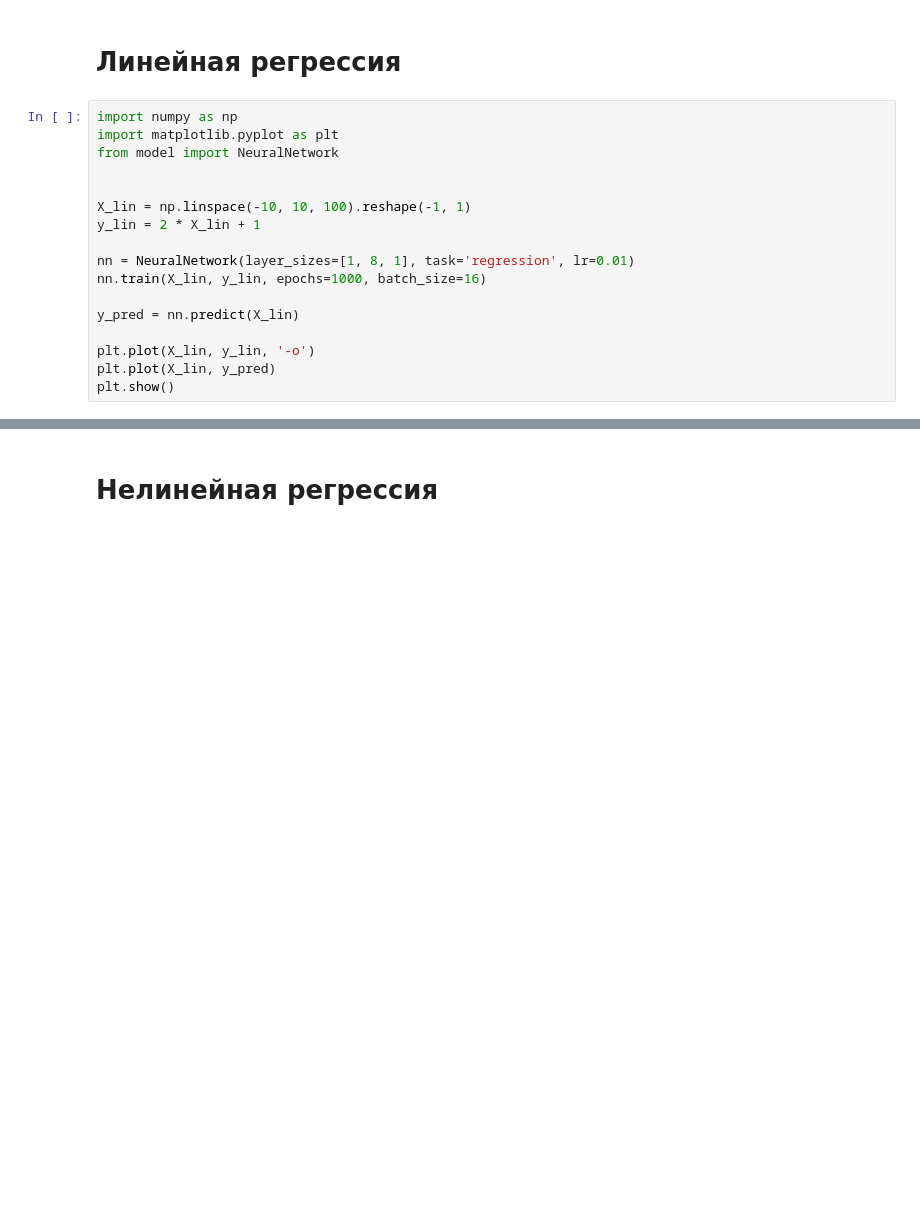
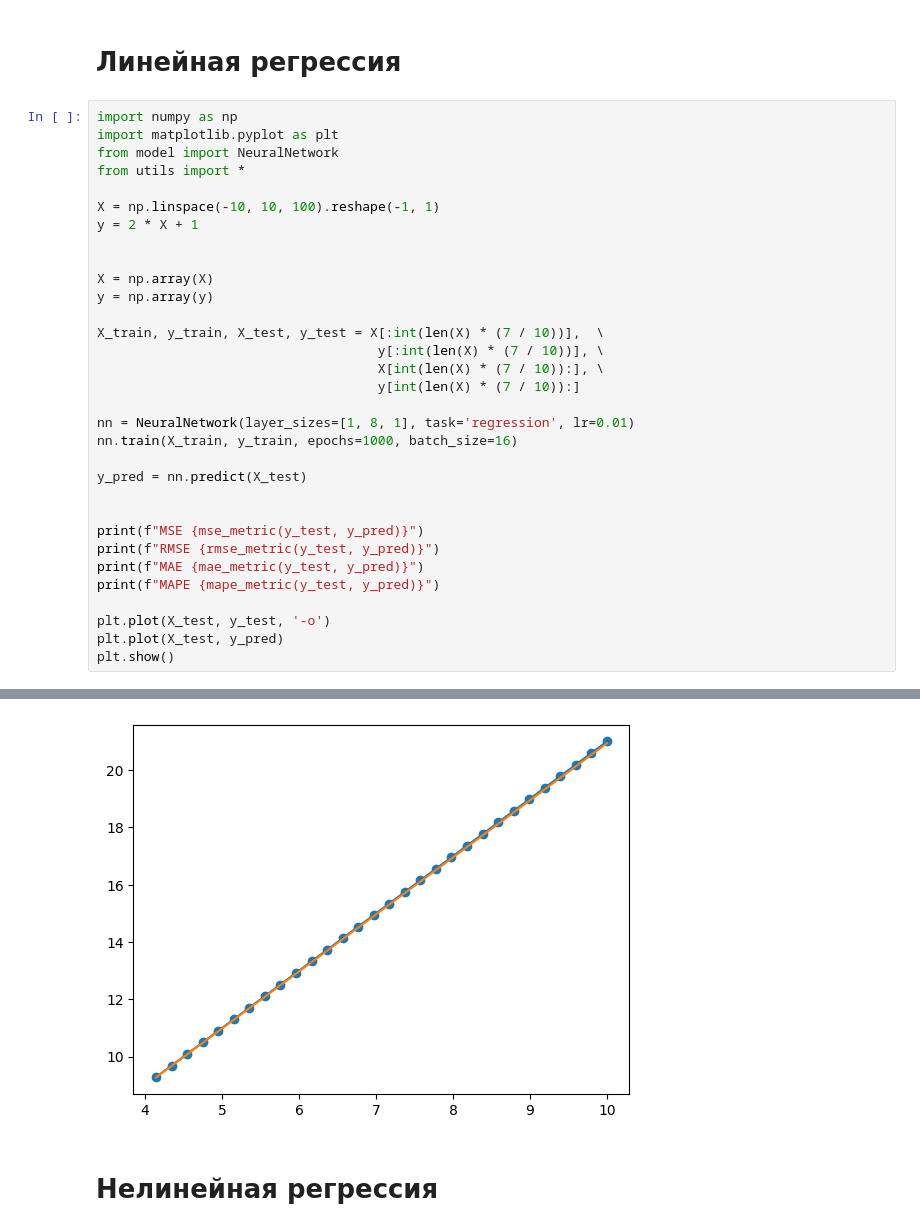
Before and after one commit to Romill-001/Neural-Networks-Practice, a Jupyter notebook: neural_network/main.ipynb, the cells around one changed output, grey strips where cells are left out. Saved outputs shown, nothing was run; the diff lists cells and outputs as text; blank space fills up the shorter version.

```diff
--- a/neural_network/main.ipynb
+++ b/neural_network/main.ipynb
@@ -4,16 +4,32 @@
 import numpy as np
 import matplotlib.pyplot as plt
 from model import NeuralNetwork
+from utils import *
+
+X = np.linspace(-10, 10, 100).reshape(-1, 1)
+y = 2 * X + 1
 
 
-X_lin = np.linspace(-10, 10, 100).reshape(-1, 1)
-y_lin = 2 * X_lin + 1
+X = np.array(X)
+y = np.array(y)
+
+X_train, y_train, X_test, y_test = X[:int(len(X) * (7 / 10))],  \
+                                    y[:int(len(X) * (7 / 10))], \
+                                    X[int(len(X) * (7 / 10)):], \
+                                    y[int(len(X) * (7 / 10)):]
 
 nn = NeuralNetwork(layer_sizes=[1, 8, 1], task='regression', lr=0.01)
-nn.train(X_lin, y_lin, epochs=1000, batch_size=16)
+nn.train(X_train, y_train, epochs=1000, batch_size=16)
 
-y_pred = nn.predict(X_lin)
+y_pred = nn.predict(X_test)
 
-plt.plot(X_lin, y_lin, '-o')
-plt.plot(X_lin, y_pred)
+
+print(f"MSE {mse_metric(y_test, y_pred)}")
+print(f"RMSE {rmse_metric(y_test, y_pred)}")
+print(f"MAE {mae_metric(y_test, y_pred)}")
+print(f"MAPE {mape_metric(y_test, y_pred)}")
+
+plt.plot(X_test, y_test, '-o')
+plt.plot(X_test, y_pred)
 plt.show()
+# %% [output]
@@ -20,3 +53,4 @@ plt.show()
+[figure, added]
 # %% [markdown]
 # Нелинейная регрессия
 # %%
```
Also changed, not shown: parts of 5 cells of this notebook, 1 other file.
